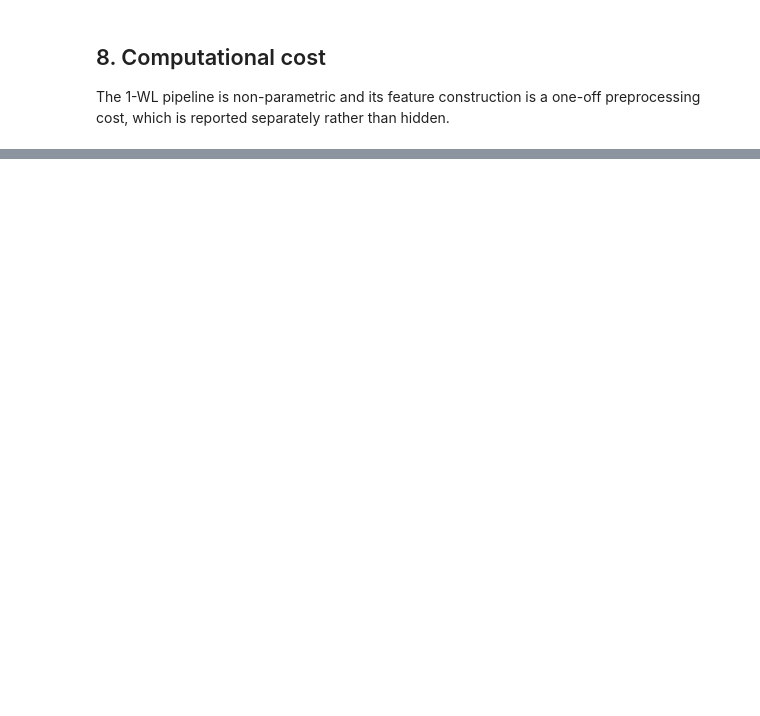
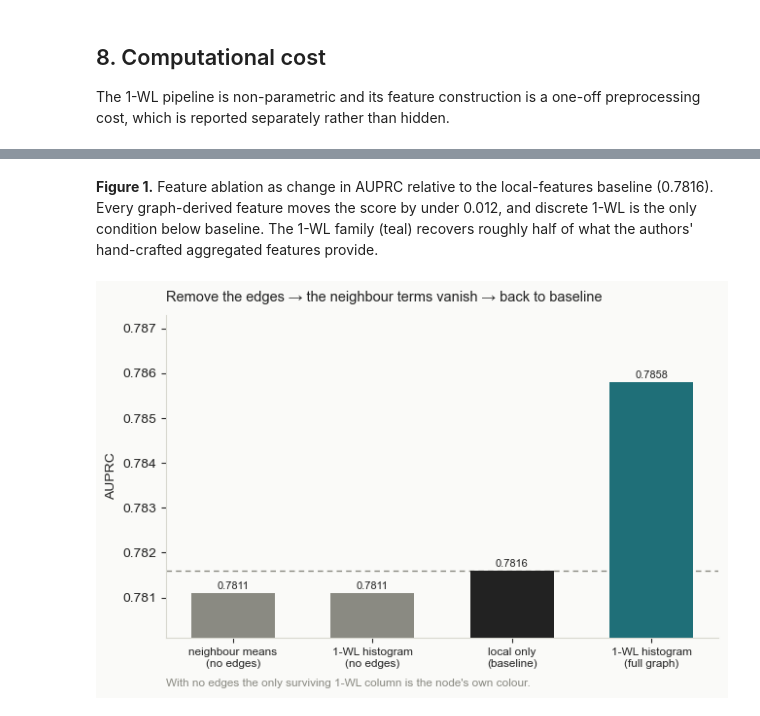
Before and after one commit to hmft0003/wl-fraud-detection, a Jupyter notebook: notebooks/wl_vs_gcn_fraud_detection.ipynb, the cells around one changed output, grey strips where cells are left out. Cells and saved outputs as stored; diff of their text form; code cells hidden in the pictures; blank space fills up the shorter version.

```diff
--- a/notebooks/wl_vs_gcn_fraud_detection.ipynb
+++ b/notebooks/wl_vs_gcn_fraud_detection.ipynb
@@ -557,0 +800,32 @@ print(pd.DataFrame([
+# %% [markdown]
+**Figure 1.** Feature ablation as change in AUPRC relative to the local-features
+baseline (0.7816). Every graph-derived feature moves the score by under 0.012, and
+discrete 1-WL is the only condition below baseline. The 1-WL family (teal) recovers
+roughly half of what the authors' hand-crafted aggregated features provide.
+# %%
+ng = {r["condition"]: _mean(r["AUPRC"]) for _, r in nograph.iterrows()}
+base_auprc = _mean(ablation.iloc[0]["AUPRC"])                       # local only
+wl_full    = _mean(ablation.loc[ablation["condition"].str.contains("histogram"), "AUPRC"].iloc[0])
+
+labels = ["neighbour means\n(no edges)", "1-WL histogram\n(no edges)",
+          "local only\n(baseline)", "1-WL histogram\n(full graph)"]
+vals   = [ng["Local + raw neighbour means (no edges)"],
+          ng["Local + 1-WL histogram (no edges)"], base_auprc, wl_full]
+cols   = [MUTED, MUTED, INK, ACCENT]
+
+fig, ax = plt.subplots(figsize=(6.6, 4.4))
+ax.bar(np.arange(4), vals, width=0.6, color=cols, zorder=3)
+ax.axhline(base_auprc, color=MUTED, lw=1, ls=(0, (4, 3)))
+lo = min(vals) - 0.001; hi = max(vals) + 0.0015
+ax.set_ylim(lo, hi)
+for i, v in enumerate(vals):
+    ax.text(i, v + (hi - lo) * 0.012, f"{v:.4f}", ha="center", fontsize=8)
+ax.set_xticks(range(4)); ax.set_xticklabels(labels, fontsize=8.5); ax.set_ylabel("AUPRC")
+ax.set_title("Remove the edges → the neighbour terms vanish → back to baseline",
+             fontsize=10.5, loc="left", pad=10)
+ax.text(0, -0.15, "With no edges the only surviving 1-WL column is the node's own colour.",
+        transform=ax.transAxes, fontsize=8.5, color=MUTED)
+fig.tight_layout(); fig.savefig("figures/fig_no_graph.png", dpi=200, bbox_inches="tight")
+plt.show()
+# %% [output]
+[figure, added]
```
Also changed, not shown: parts of 28 cells of this notebook.
